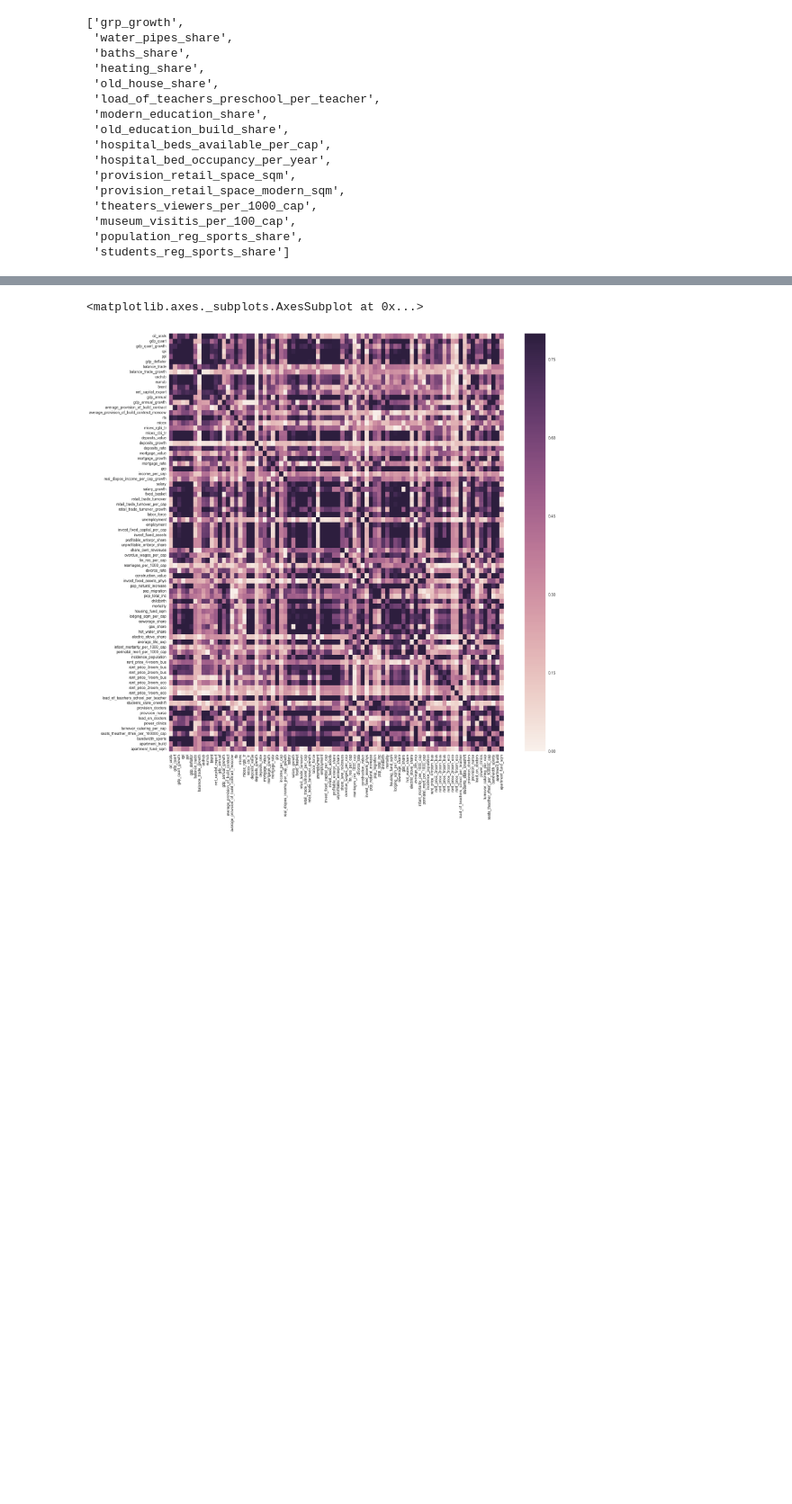
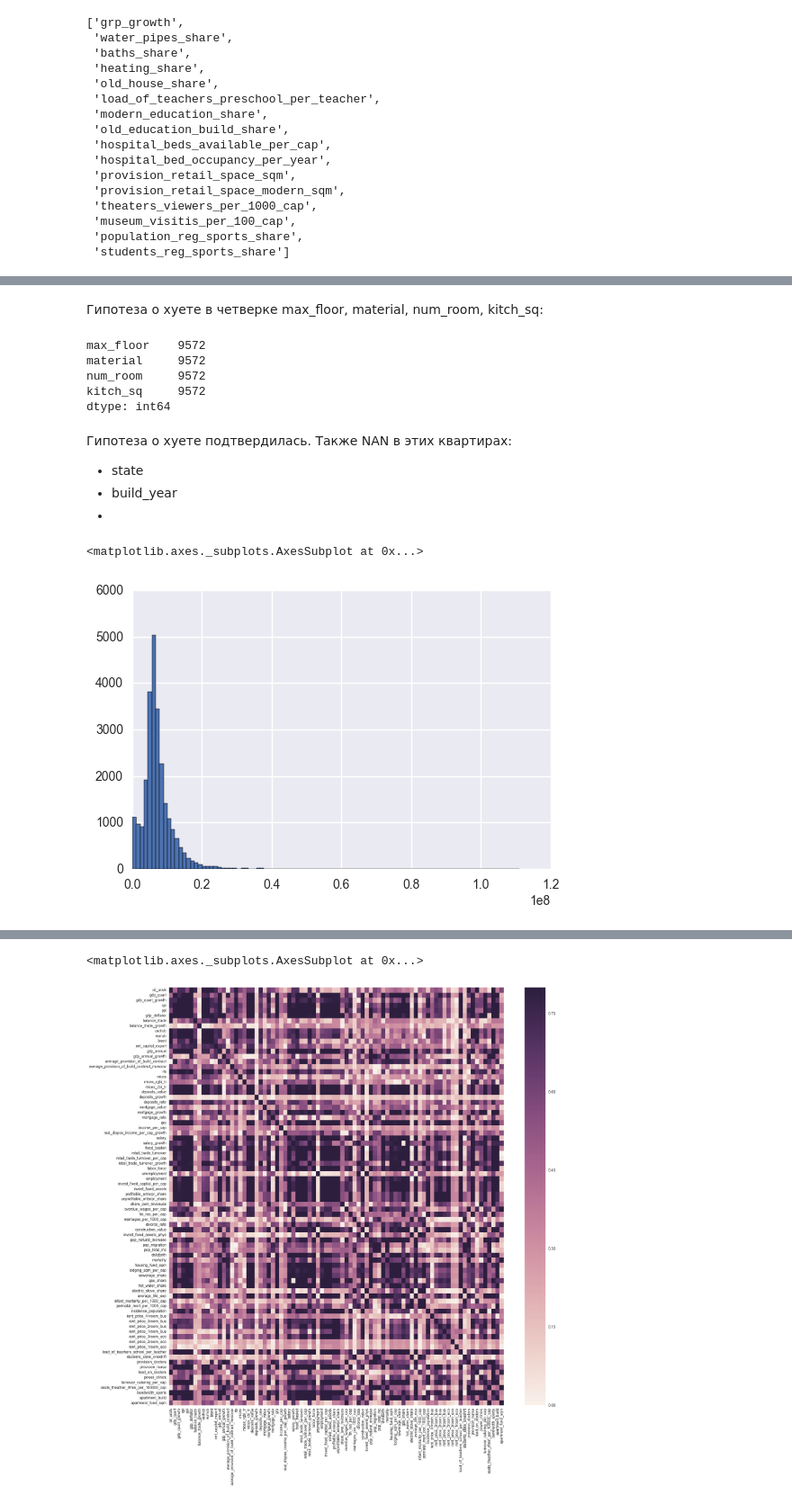
Before and after one commit to GlebFilatov/sber_kaggle, a Jupyter notebook: Macro.ipynb, the cells around one changed output, grey strips where cells are left out. Shown at 90% size. Saved outputs shown, nothing was run; the diff lists cells and outputs as text; code cells hidden in the pictures; blank space fills up the shorter version.

```diff
--- a/Macro.ipynb
+++ b/Macro.ipynb
@@ -41,0 +14,33 @@ Num unique : 5
+# %%
+def describe_nans(df):
+    to_drop = []
+    nansfraclist = []
+    textdatacols = []
+    suspicious = []
+    for col in df.columns:
+        nans = df[col].isnull().sum()
+        nansfrac = nans/df.shape[0]
+        unique = df[col].value_counts()
+        if nansfrac > 0.4 or len(unique) < 3:
+            to_drop.append(col)
+        #print( '-'*10)
+        #print('Column {} statistics:'.format(col))
+        #print( '-'*10)
+        #print('Nan\'s count: {0} | Fraction: {1:.5f}'.format(nans,nansfrac))
+        #print('Num unique : {0}'.format(len(unique)))
+        nansfraclist.append((nansfrac,col))
+        if not nans:
+            flag = False
+            for i in range(3):
+                if i in unique.index:
+                    flag = True
+            if flag:
+                suspicious.append(col)
+            try:
+                df[col].astype(int)
+            except:
+                print('Text data in {}'.format(col))
+                textdatacols.append(col)
+    nansfraclist = sorted(nansfraclist, key = lambda x: x[0], reverse = True)
+    df = df[[i[1] for i in nansfraclist]]
+    return df,nansfraclist,textdatacols, suspicious
@@ -58,3 +87,5 @@ to_drop
  'museum_visitis_per_100_cap',
  'population_reg_sports_share',
  'students_reg_sports_share']
+# %%
+train, nancount, textdatacols, suspicious = describe_nans(train)
@@ -60,0 +158,10 @@ to_drop
+# %% [markdown]
+Гипотеза о хуете в четверке max_floor, material, num_room, kitch_sq:
+# %%
+train[train['max_floor'].isnull()][['max_floor', 'material', 'num_room', 'kitch_sq']].isnull().sum()
+# %% [output]
+max_floor    9572
+material     9572
+num_room     9572
+kitch_sq     9572
+dtype: int64
@@ -60,0 +170,10 @@ to_drop
+# %% [markdown]
+Гипотеза о хуете подтвердилась. Также NAN в этих квартирах:
+- state
+- build_year
+-
+# %%
+train.loc[~train['build_count_frame'].isnull(),:]['price_doc'].hist(bins = 100)
+# %% [output]
+<matplotlib.axes._subplots.AxesSubplot at 0x...>
+[figure, added]
```
Also changed, not shown: parts of 14 cells of this notebook.
